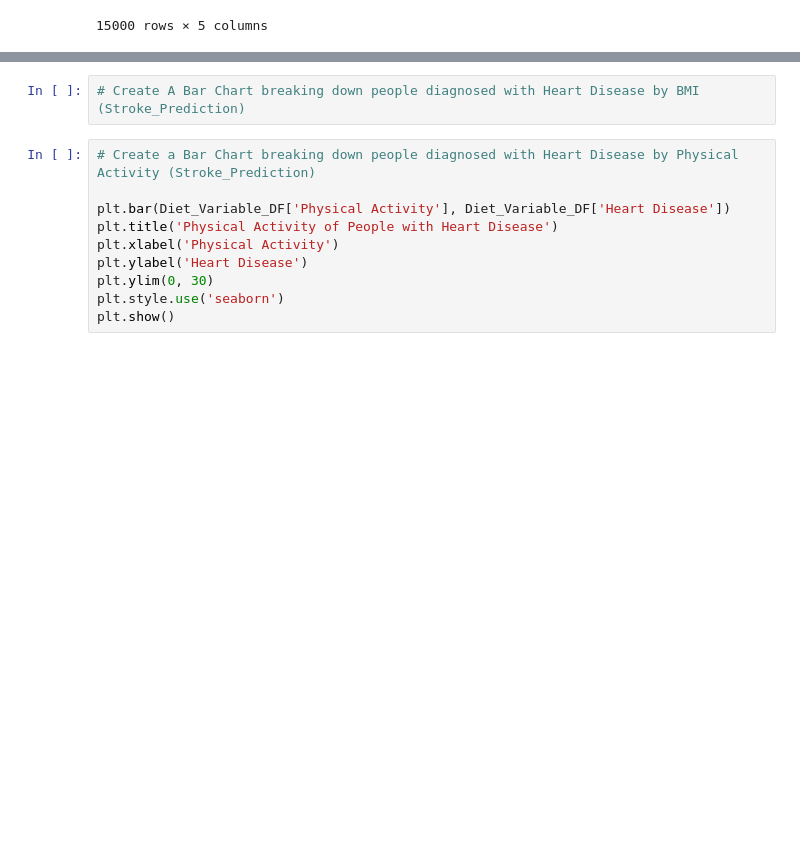
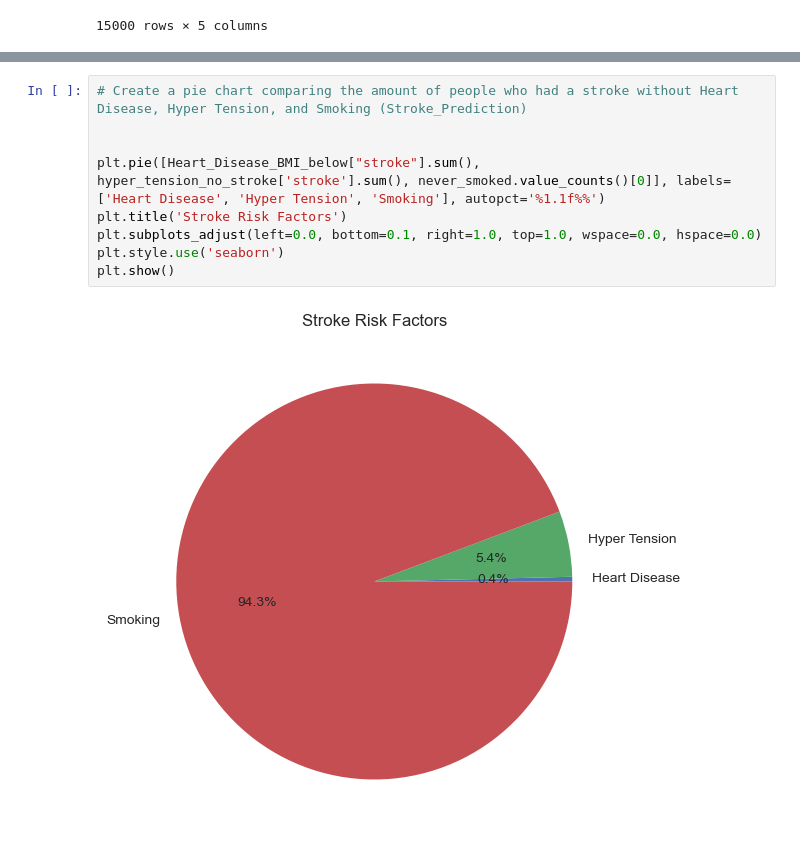
Before and after one commit to eeneedles/group-two-project-one, a Jupyter notebook: Health Care Stat.ipynb, the cells around one changed output, grey strips where cells are left out. Cells and saved outputs as stored; diff of their text form; blank space fills up the shorter version.

```diff
--- a/Health Care Stat.ipynb
+++ b/Health Care Stat.ipynb
@@ -613,12 +514,11 @@ plt.show()
-# %%
-# Create A Bar Chart breaking down people diagnosed with Heart Disease by BMI (Stroke_Prediction)
-# %%
-# Create a Bar Chart breaking down people diagnosed with Heart Disease by Physical Activity (Stroke_Prediction)
-
-plt.bar(Diet_Variable_DF['Physical Activity'], Diet_Variable_DF['Heart Disease'])
-plt.title('Physical Activity of People with Heart Disease')
-plt.xlabel('Physical Activity')
-plt.ylabel('Heart Disease')
-plt.ylim(0, 30)
-plt.style.use('seaborn')
-plt.show()
+# %%
+# Create a pie chart comparing the amount of people who had a stroke without Heart Disease, Hyper Tension, and Smoking (Stroke_Prediction)
+
+
+plt.pie([Heart_Disease_BMI_below["stroke"].sum(), hyper_tension_no_stroke['stroke'].sum(), never_smoked.value_counts()[0]], labels=['Heart Disease', 'Hyper Tension', 'Smoking'], autopct='%1.1f%%')
+plt.title('Stroke Risk Factors')
+plt.subplots_adjust(left=0.0, bottom=0.1, right=1.0, top=1.0, wspace=0.0, hspace=0.0)
+plt.style.use('seaborn')
+plt.show()
+# %% [output]
+[figure, added]
```
Also changed, not shown: parts of 14 cells of this notebook, 5 other files.
